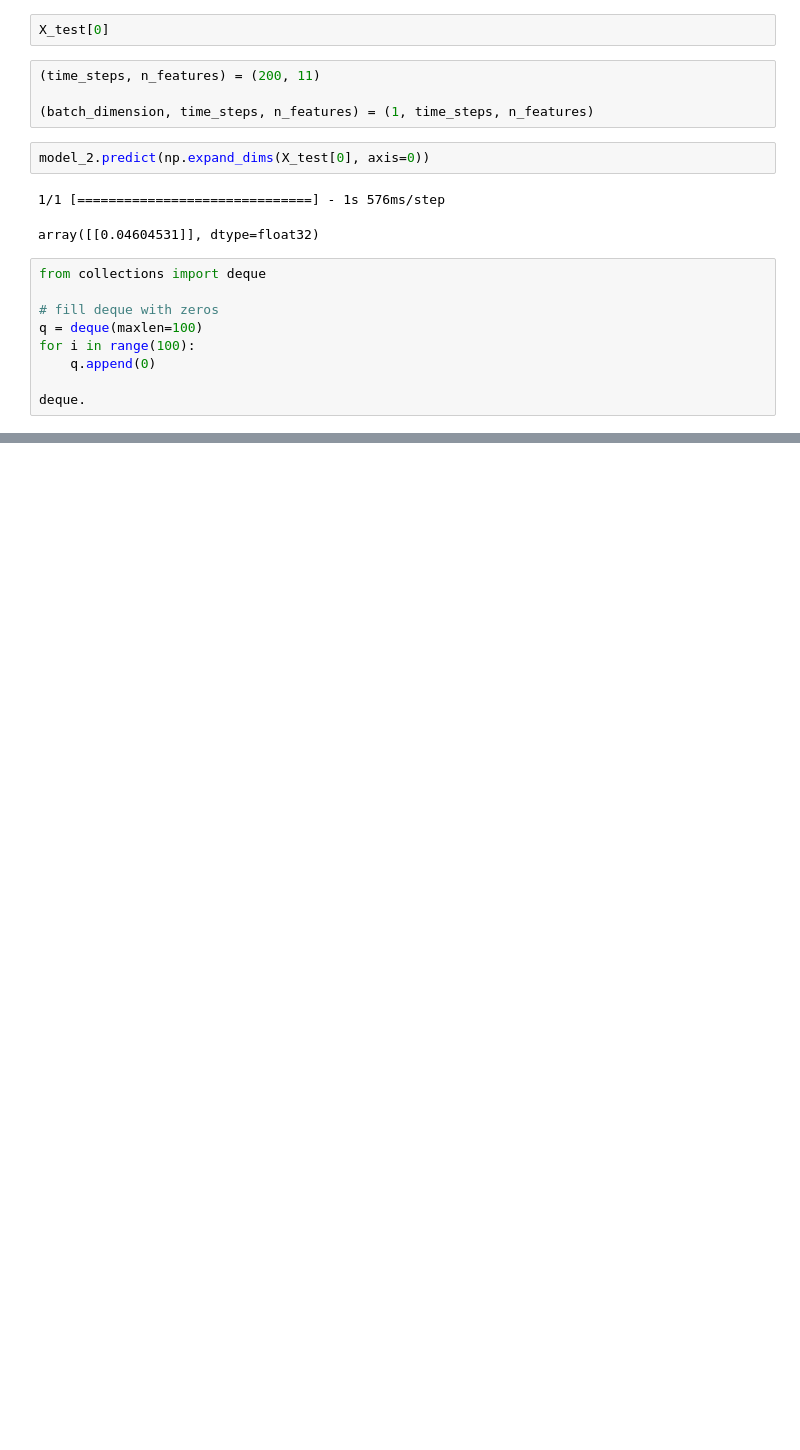
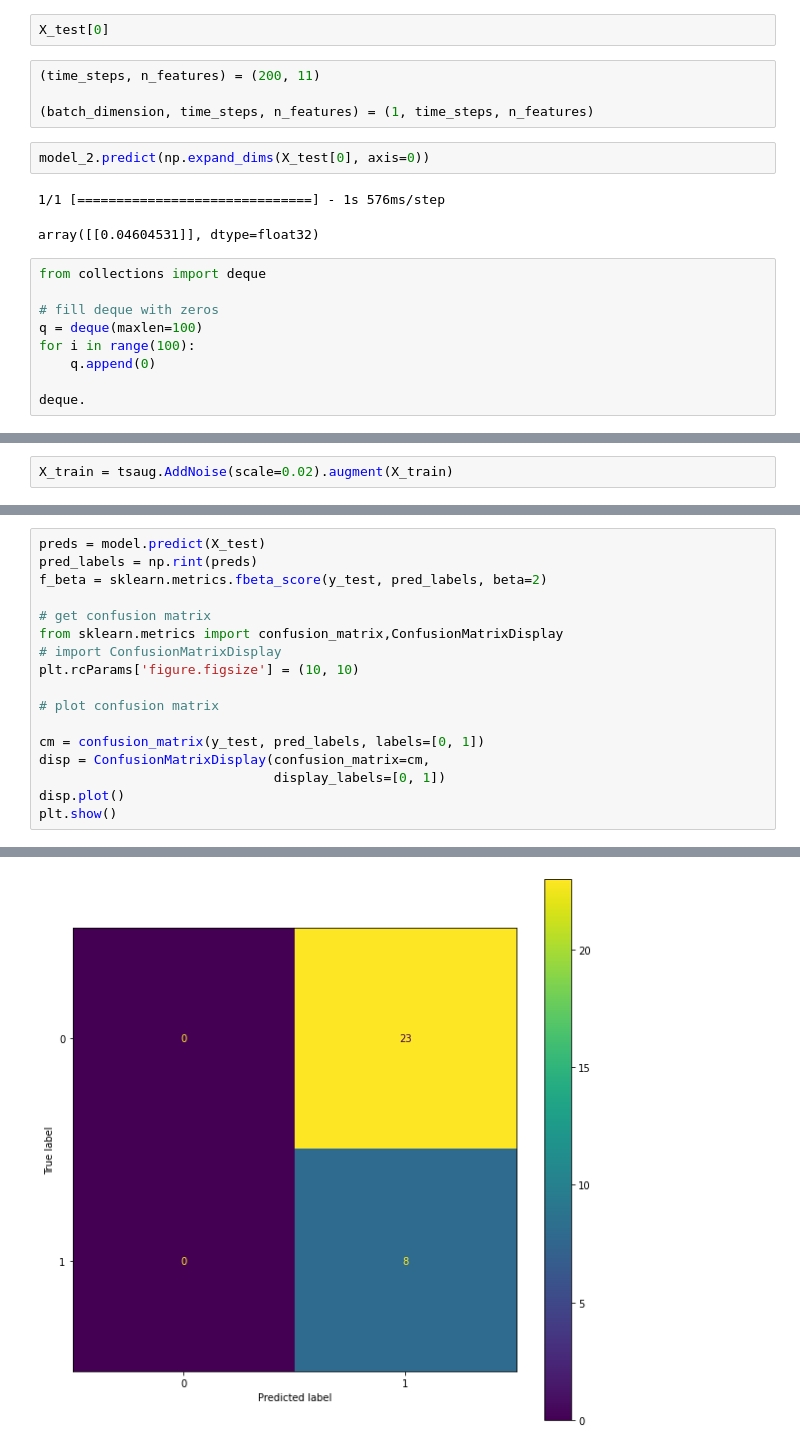
Before and after one commit to Protechted/AI-Model-Training, a Jupyter notebook: notebooks/training_test.ipynb, the cells around one changed output, grey strips where cells are left out. Drawn from its saved outputs; the diff is of its cells as text; blank space fills up the shorter version.

```diff
--- a/notebooks/training_test.ipynb
+++ b/notebooks/training_test.ipynb
@@ -657,0 +790,2 @@ deque.
+# %%
+X_train = tsaug.AddNoise(scale=0.02).augment(X_train)
@@ -657,0 +872,18 @@ deque.
+# %%
+preds = model.predict(X_test)
+pred_labels = np.rint(preds)
+f_beta = sklearn.metrics.fbeta_score(y_test, pred_labels, beta=2)
+
+# get confusion matrix
+from sklearn.metrics import confusion_matrix,ConfusionMatrixDisplay
+# import ConfusionMatrixDisplay
+plt.rcParams['figure.figsize'] = (10, 10)
+
+# plot confusion matrix
+
+cm = confusion_matrix(y_test, pred_labels, labels=[0, 1])
+disp = ConfusionMatrixDisplay(confusion_matrix=cm,
+                              display_labels=[0, 1])
+disp.plot()
+plt.show()
+# %% [output]
@@ -657,0 +891 @@ deque.
+[figure, added]
```
Also changed, not shown: parts of 53 cells of this notebook, 2 other files.
